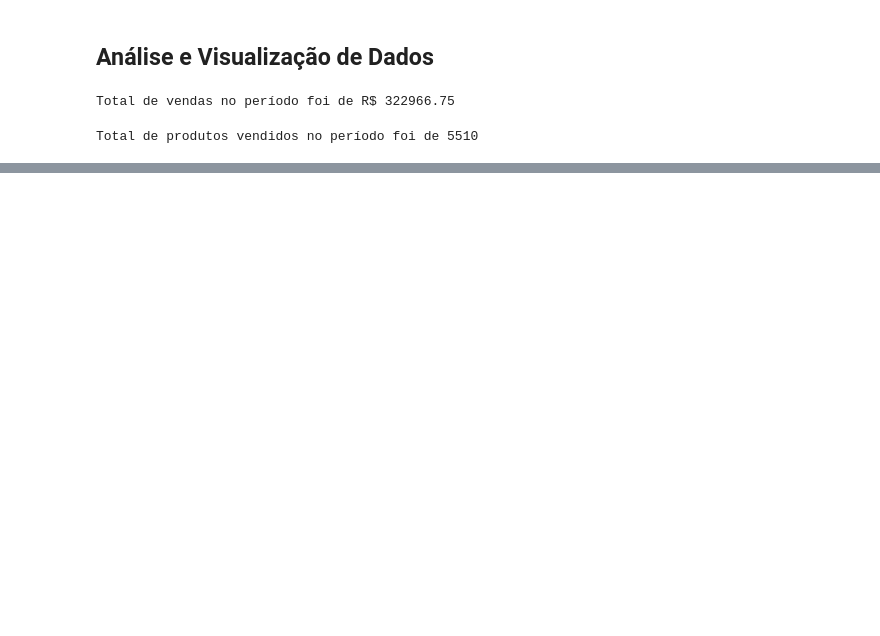
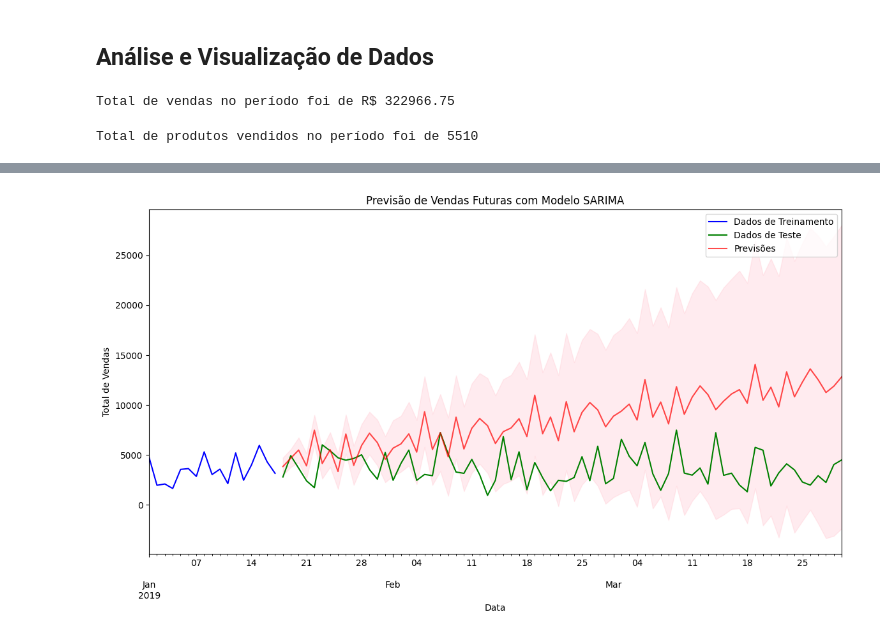
Before and after one commit to Kiwiabacaxi/Desafio-Grao, a Jupyter notebook: jupyter/presentation.ipynb, the cells around one changed output, grey strips where cells are left out. Saved outputs shown, nothing was run; the diff lists cells and outputs as text; code cells hidden in the pictures; blank space fills up the shorter version.

```diff
--- a/jupyter/presentation.ipynb
+++ b/jupyter/presentation.ipynb
@@ -624,0 +666,17 @@ fig.update_layout(
+# %%
+# Carregar o conjunto de dados
+df = pd.read_csv("../data/commerce_dataset_clean.csv", sep=";")
+# %%
+# Converter a coluna 'dtme' para datetime e definir como índice do DataFrame
+df["dtme"] = pd.to_datetime(df["dtme"])
+df.set_index("dtme", inplace=True)
+# %%
+# Agregar os dados para obter o total de vendas por dia
+daily_sales = df["total"].resample("D").sum()
+
+# Dividir os dados em conjunto de treinamento (20%) e teste (80%)
+split_point = int(len(daily_sales) * 0.2)
+train_data, test_data = daily_sales[:split_point], daily_sales[split_point:]
+
+# Exibir as primeiras linhas do conjunto de treinamento e teste para verificação
+train_data.head(), test_data.head(), len(train_data), len(test_data)
@@ -624,0 +743,7 @@ fig.update_layout(
+# %%
+# Realizar previsões no conjunto de teste
+forecast = model_sarima_fit.get_forecast(steps=len(test_data))
+forecast_mean = forecast.predicted_mean
+forecast_ci = forecast.conf_int()
+
+forecast_mean.head(10), forecast_ci.head()
@@ -624,0 +768,20 @@ fig.update_layout(
+# %%
+# Plotar as previsões juntamente com os dados reais
+plt.figure(figsize=(14, 7))
+train_data.plot(label="Dados de Treinamento", color="blue")
+test_data.plot(label="Dados de Teste", color="green")
+forecast_mean.plot(label="Previsões", color="red", alpha=0.7)
+plt.fill_between(
+    forecast_ci.index,
+    forecast_ci.iloc[:, 0],
+    forecast_ci.iloc[:, 1],
+    color="pink",
+    alpha=0.3,
+)
+plt.title("Previsão de Vendas Futuras com Modelo SARIMA")
+plt.xlabel("Data")
+plt.ylabel("Total de Vendas")
+plt.legend()
+plt.show()
+# %% [output]
+[figure, added]
```
Also changed, not shown: parts of 17 cells of this notebook, 9 other files.
